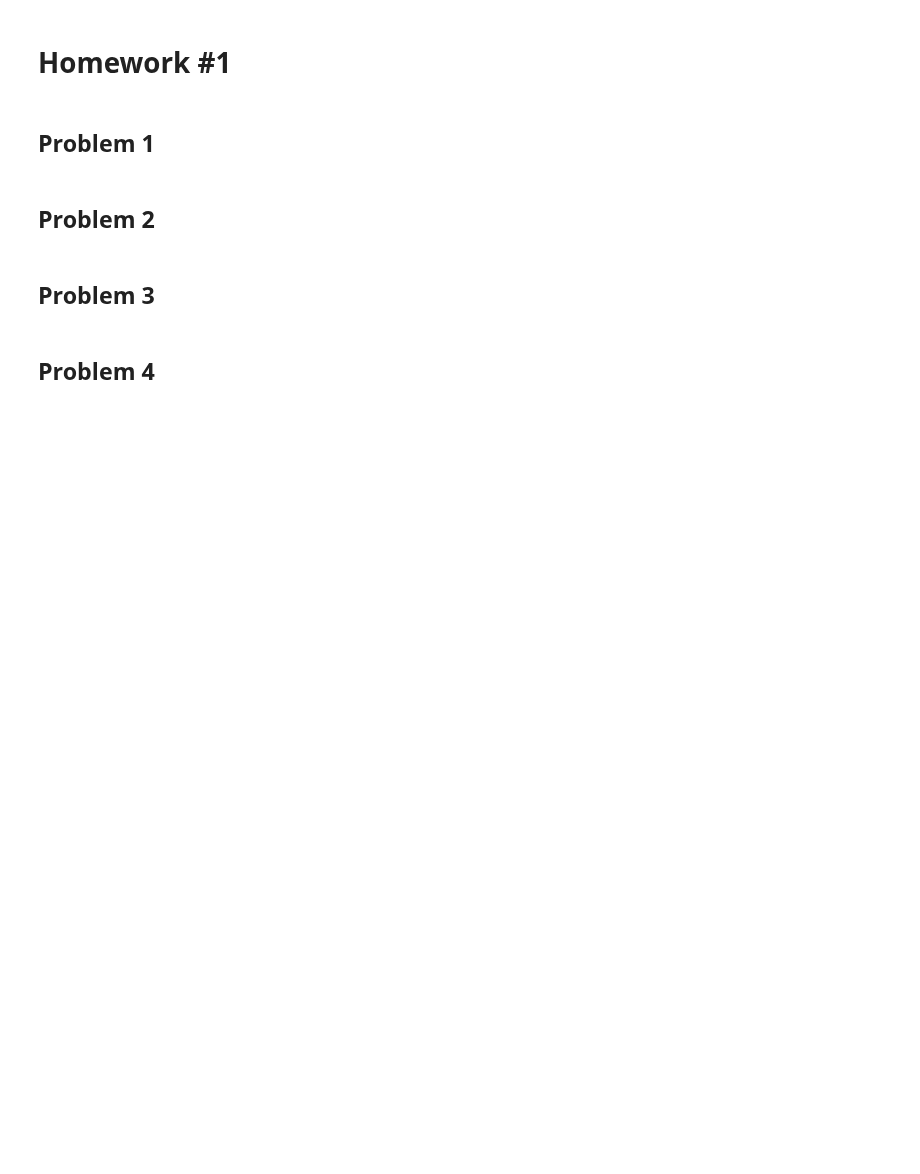
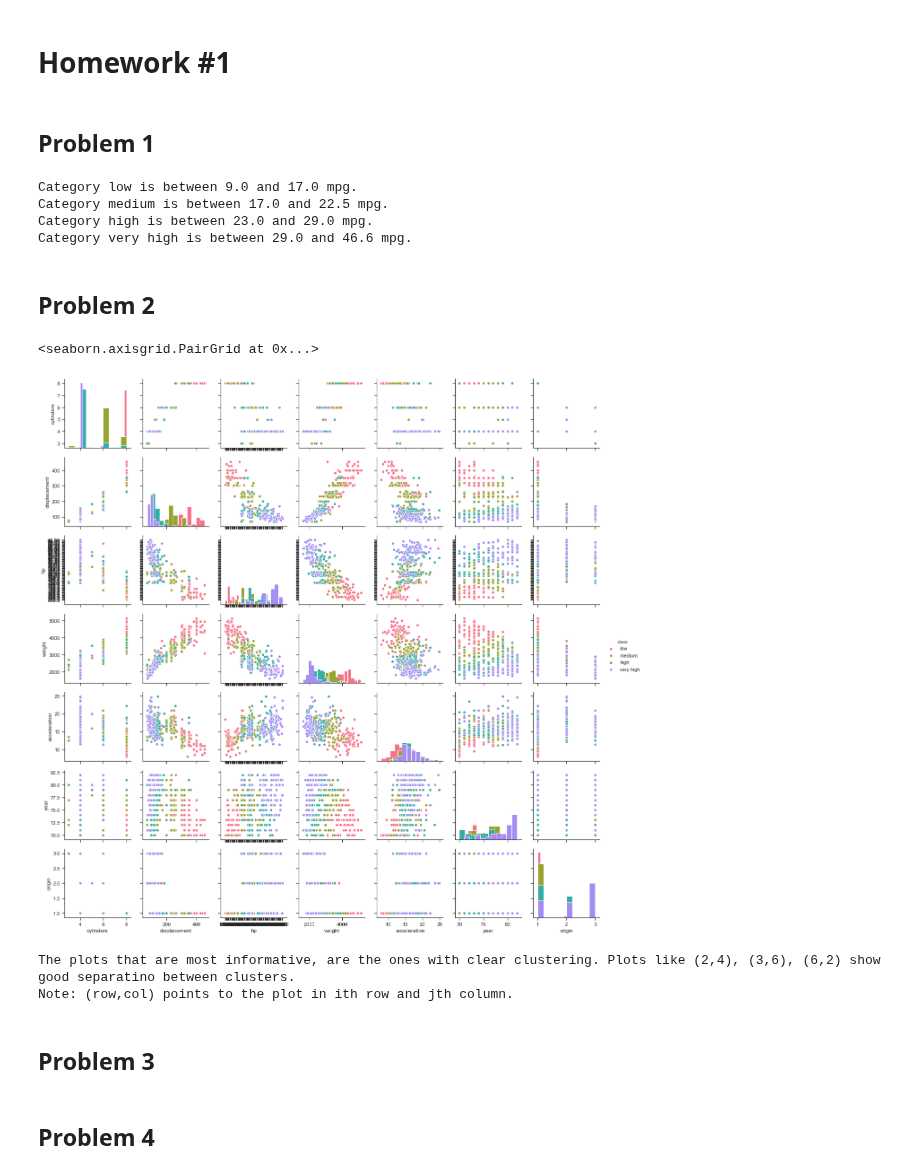
Before and after one commit to ProjectPxl/ML19, a Jupyter notebook: HW1/HW1.ipynb, the cells around one changed output. Cells and saved outputs as stored; diff of their text form; code cells hidden in the pictures; blank space fills up the shorter version.

```diff
--- a/HW1/HW1.ipynb
+++ b/HW1/HW1.ipynb
@@ -5,26 +5,51 @@ import numpy as np
 import pandas as pd
 import matplotlib.pyplot as plt
 import seaborn as sns
+from sklearn.linear_model import LogisticRegression
+from sklearn.metrics import classification_report
+from sklearn import preprocessing
+from sklearn.metrics import mean_squared_error
+from numpy.linalg import inv
+
 sns.set(style="ticks", color_codes=True)
 %matplotlib inline
 
 df = pd.read_fwf("./auto-mpg.data", header=None)
 df = df[( df[3]!='?' )]
-df.columns = ['mpg', 'cylinders', 'displacement', 'hp', 'weight', 'acceleration', 'year','origin', 'name']
+df.drop(columns=[8], inplace=True)
+df.columns = ['mpg', 'cylinders', 'displacement', 'hp', 'weight', 'acceleration', 'year','origin']
 # %% [markdown]
 ## Problem 1
 # %%
 groups = np.array_split(df.sort_values(by="mpg"), 4)
-groups[0]['color'] = "green"
-groups[1]['color'] = "yellow"
-groups[2]['color'] = "red"
-groups[3]['color'] = "black"
+groups[0]['class'] = "low"
+groups[1]['class'] = "medium"
+groups[2]['class'] = "high"
+groups[3]['class'] = "very high"
 df = pd.concat(groups)
+# %%
+print('Category low is between ' + str(groups[0].head(1)['mpg'].values[0]) + ' and ' + str(groups[0].tail(1)['mpg'].values[0]) + ' mpg.')
+print('Category medium is between ' + str(groups[1].head(1)['mpg'].values[0]) + ' and ' + str(groups[1].tail(1)['mpg'].values[0]) + ' mpg.')
+print('Category high is between ' + str(groups[2].head(1)['mpg'].values[0]) + ' and ' + str(groups[2].tail(1)['mpg'].values[0]) + ' mpg.')
+print('Category very high is between ' + str(groups[3].head(1)['mpg'].values[0]) + ' and ' + str(groups[3].tail(1)['mpg'].values[0]) + ' mpg.')
+# %% [output]
+Category low is between 9.0 and 17.0 mpg.
+Category medium is between 17.0 and 22.5 mpg.
+Category high is between 23.0 and 29.0 mpg.
+Category very high is between 29.0 and 46.6 mpg.
 # %% [markdown]
 ## Problem 2
 # %%
-# sns.pairplot(df, hue="color", diag_kind="hist", palette="husl", vars=['cylinders', 'displacement', 'hp', 'weight', 'acceleration', 'year','origin'])
-# s2=sns.pairplot(df, vars=['cylinders', 'displacement', 'hp', 'weight', 'acceleration', 'year','origin'])
+sns.pairplot(df, hue="class", diag_kind="hist", palette="husl", vars=['cylinders', 'displacement', 'hp', 'weight', 'acceleration', 'year','origin'])
+# %% [output]
+<seaborn.axisgrid.PairGrid at 0x...>
+[figure, added]
+# %%
+print('The plots that are most informative, are the ones with clear clustering. Plots like (2,4), (3,6), (6,2) show good separatino between clusters.')
+print('Note: (row,col) points to the plot in ith row and jth column.')
+# %% [output]
+The plots that are most informative, are the ones with clear clustering. Plots like (2,4), (3,6), (6,2) show good separatino between clusters.
+Note: (row,col) points to the plot in ith row and jth column.
 # %% [markdown]
 ## Problem 3
 # %%
```
Also changed, not shown: parts of 17 cells of this notebook.
